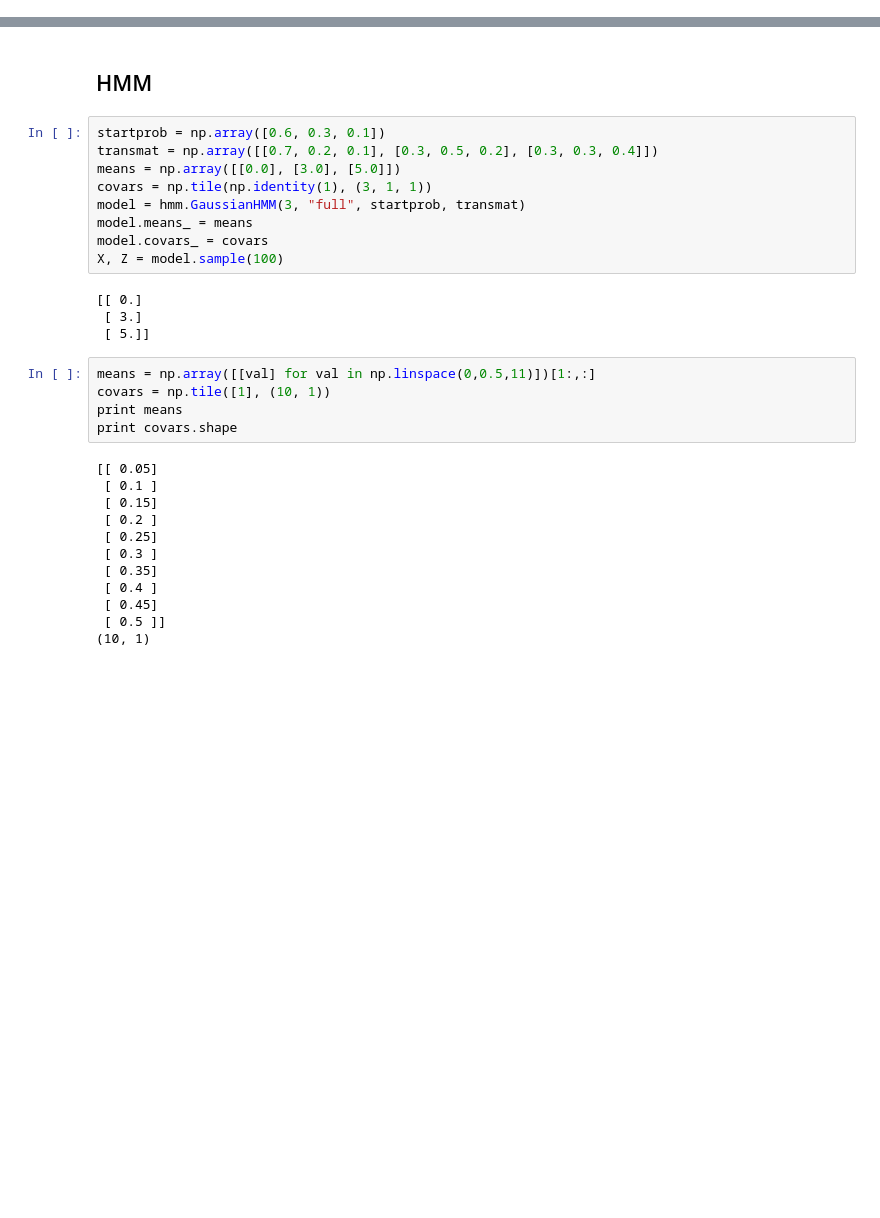
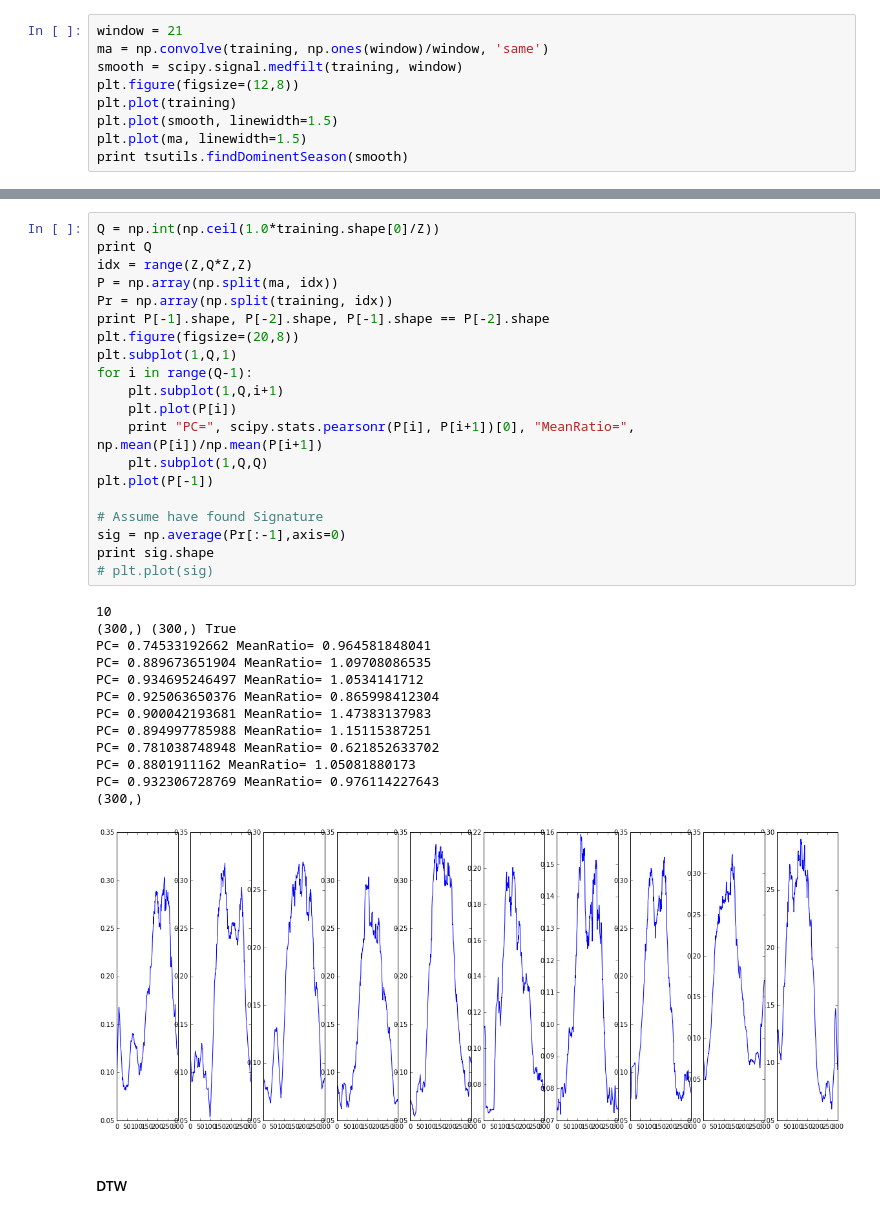
Before and after one commit to Manrich121/ForecastingCloud, a Jupyter notebook: DataPlot/src/ExploreData.ipynb, the cells around one changed output, grey strips where cells are left out. Saved outputs shown, nothing was run; the diff lists cells and outputs as text; blank space fills up the shorter version.

```diff
--- a/DataPlot/src/ExploreData.ipynb
+++ b/DataPlot/src/ExploreData.ipynb
@@ -174,0 +48,9 @@ plt.plot(bins[w])
+# %%
+window = 21
+ma = np.convolve(training, np.ones(window)/window, 'same')
+smooth = scipy.signal.medfilt(training, window)
+plt.figure(figsize=(12,8))
+plt.plot(training)
+plt.plot(smooth, linewidth=1.5)
+plt.plot(ma, linewidth=1.5)
+print tsutils.findDominentSeason(smooth)
@@ -175,32 +60,36 @@ plt.plot(bins[w])
+# %%
+Q = np.int(np.ceil(1.0*training.shape[0]/Z))
+print Q
+idx = range(Z,Q*Z,Z)
+P = np.array(np.split(ma, idx))
+Pr = np.array(np.split(training, idx))
+print P[-1].shape, P[-2].shape, P[-1].shape == P[-2].shape
+plt.figure(figsize=(20,8))
+plt.subplot(1,Q,1)
+for i in range(Q-1):
+    plt.subplot(1,Q,i+1)
+    plt.plot(P[i])
+    print "PC=", scipy.stats.pearsonr(P[i], P[i+1])[0], "MeanRatio=", np.mean(P[i])/np.mean(P[i+1])
+    plt.subplot(1,Q,Q)
+plt.plot(P[-1])
+
+# Assume have found Signature
+sig = np.average(Pr[:-1],axis=0)
+print sig.shape
+# plt.plot(sig)
+# %% [output]
+10
+(300,) (300,) True
+PC= 0.74533192662 MeanRatio= 0.964581848041
+PC= 0.889673651904 MeanRatio= 1.09708086535
+PC= 0.934695246497 MeanRatio= 1.0534141712
+PC= 0.925063650376 MeanRatio= 0.865998412304
+PC= 0.900042193681 MeanRatio= 1.47383137983
+PC= 0.894997785988 MeanRatio= 1.15115387251
+PC= 0.781038748948 MeanRatio= 0.621852633702
+PC= 0.8801911162 MeanRatio= 1.05081880173
+PC= 0.932306728769 MeanRatio= 0.976114227643
+(300,)
+[figure, added]
 # %% [markdown]
-## HMM
+#### DTW
-# %%
-startprob = np.array([0.6, 0.3, 0.1])
-transmat = np.array([[0.7, 0.2, 0.1], [0.3, 0.5, 0.2], [0.3, 0.3, 0.4]])
-means = np.array([[0.0], [3.0], [5.0]])
-covars = np.tile(np.identity(1), (3, 1, 1))
-model = hmm.GaussianHMM(3, "full", startprob, transmat)
-model.means_ = means
-model.covars_ = covars
-X, Z = model.sample(100)
-# %% [output]
-[[ 0.]
- [ 3.]
- [ 5.]]
-# %%
-means = np.array([[val] for val in np.linspace(0,0.5,11)])[1:,:]
-covars = np.tile([1], (10, 1))
-print means
-print covars.shape
-# %% [output]
-[[ 0.05]
- [ 0.1 ]
- [ 0.15]
- [ 0.2 ]
- [ 0.25]
- [ 0.3 ]
- [ 0.35]
- [ 0.4 ]
- [ 0.45]
- [ 0.5 ]]
-(10, 1)
```
Also changed, not shown: parts of 34 cells of this notebook, 1 other file.
